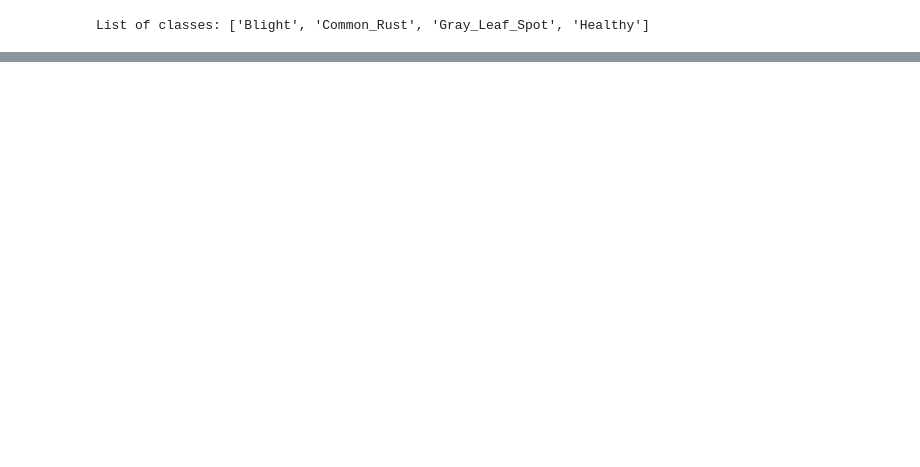
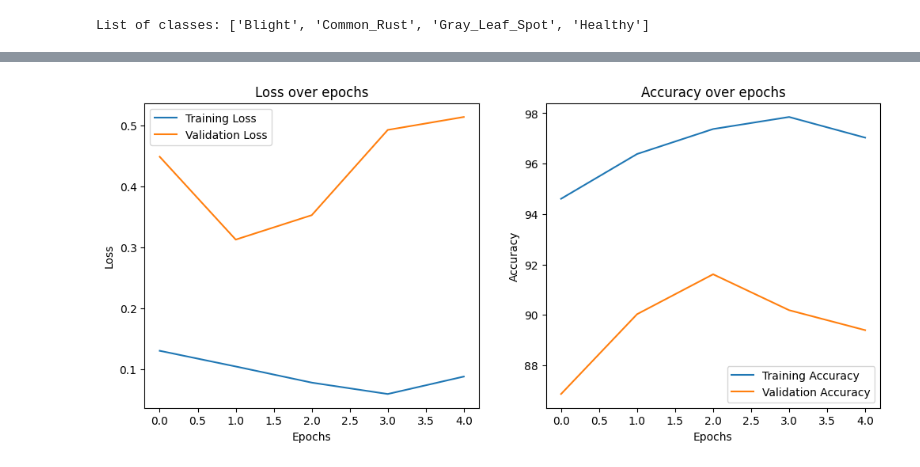
Before and after one commit to ShannonT20/CROP-DISEASE-DETECTION-STARTER-NOTEBOOK, a Jupyter notebook: Maize_Plant_Disease_Detection_Starter_Notebook.ipynb, the cells around one changed output, grey strips where cells are left out. Cells and saved outputs as stored; diff of their text form; code cells hidden in the pictures; blank space fills up the shorter version.

```diff
--- a/Maize_Plant_Disease_Detection_Starter_Notebook.ipynb
+++ b/Maize_Plant_Disease_Detection_Starter_Notebook.ipynb
@@ -205,0 +292,8 @@ Length of dataset: 4188
+# %%
+batch_size = 32
+
+train_loader = DataLoader(training_dataset, batch_size, shuffle=True)
+test_loader = DataLoader(test_dataset, batch_size, shuffle=False)
+
+print(type(train_loader))
+print(type(test_loader))
@@ -205,0 +303,9 @@ Length of dataset: 4188
+# %%
+data_iter = iter(train_loader)
+images, labels = next(data_iter)
+
+image_shape = images.shape
+print("Shape of batch of images", image_shape)
+
+label_shape =  labels.shape
+print("Shape of batch of labels:", label_shape)
@@ -205,0 +365,7 @@ Length of dataset: 4188
+# %%
+loss_fn = nn.CrossEntropyLoss()
+optimizer = optim.Adam(model.parameters(), lr=0.001)
+
+print(loss_fn)
+print("----------------------")
+print(optimizer)
@@ -205,0 +504,23 @@ Length of dataset: 4188
+# %%
+## Model Evalutions
+plt.figure(figsize=(12, 5))
+
+plt.subplot(1, 2, 1)
+plt.plot(train_losses, label="Training Loss")
+plt.plot(test_losses, label="Validation Loss")
+plt.title("Loss over epochs")
+plt.xlabel("Epochs")
+plt.ylabel("Loss")
+plt.legend()
+
+plt.subplot(1, 2, 2)
+plt.plot(train_accuracies, label="Training Accuracy")
+plt.plot(test_accuracies, label="Validation Accuracy")
+plt.title("Accuracy over epochs")
+plt.xlabel("Epochs")
+plt.ylabel("Accuracy")
+plt.legend()
+
+plt.show()
+# %% [output]
+[figure, added]
```
Also changed, not shown: parts of 16 cells of this notebook.
